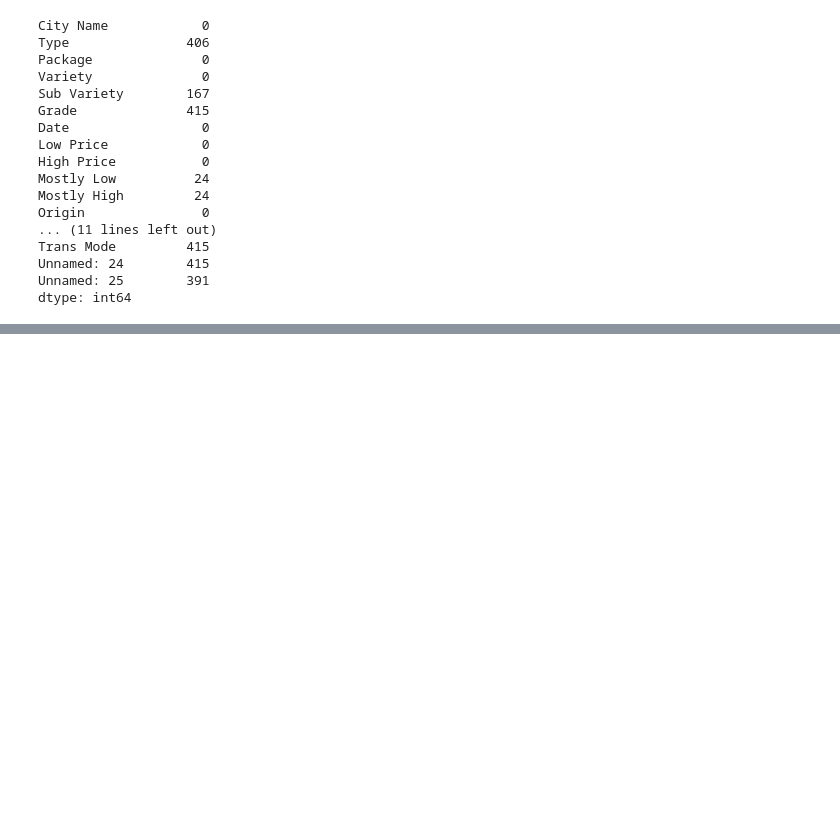
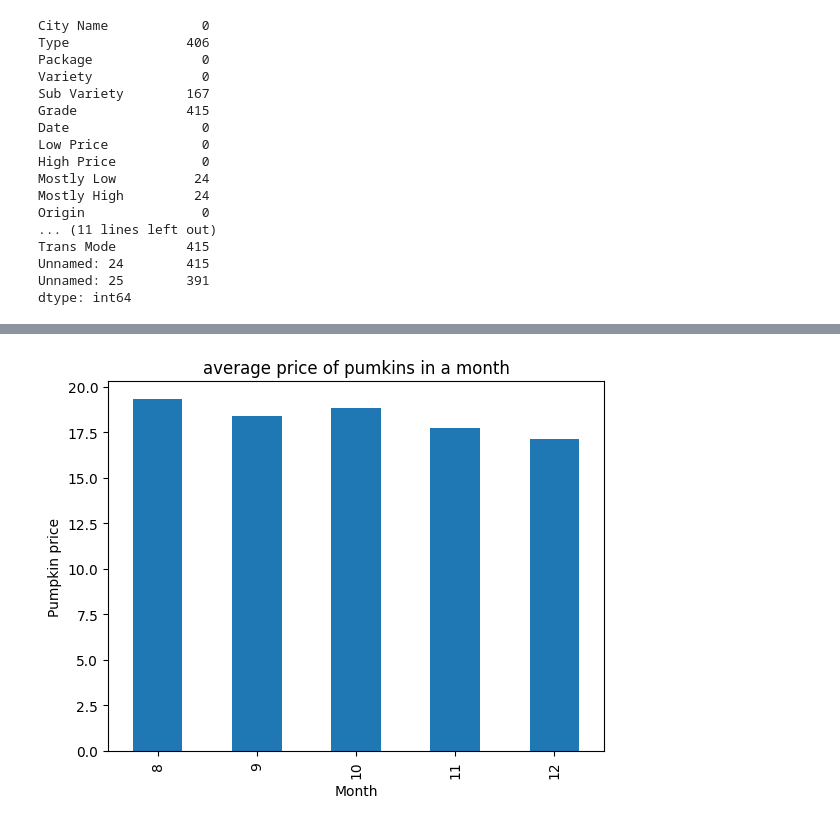
Before and after one commit to oluwatomi-olasoji/ml-for-beginners, a Jupyter notebook: 2-Regression/2-Data/notebook.ipynb, the cells around one changed output, grey strips where cells are left out. Saved outputs shown, nothing was run; the diff lists cells and outputs as text; code cells hidden in the pictures; blank space fills up the shorter version.

```diff
--- a/2-Regression/2-Data/notebook.ipynb
+++ b/2-Regression/2-Data/notebook.ipynb
@@ -62,0 +131,11 @@ dtype: int64
+# %%
+#using a bar chart/ histogram to visulize the data
+
+#grouping the pumins into a bar hrat by month and price
+pumpkins.groupby(['Month'])['Price'].mean().plot(kind = 'bar')
+
+plt.ylabel('Pumpkin price')
+plt.title('average price of pumkins in a month')
+plt.show()
+# %% [output]
+[figure, added]
```
Also changed, not shown: parts of 12 cells of this notebook.
